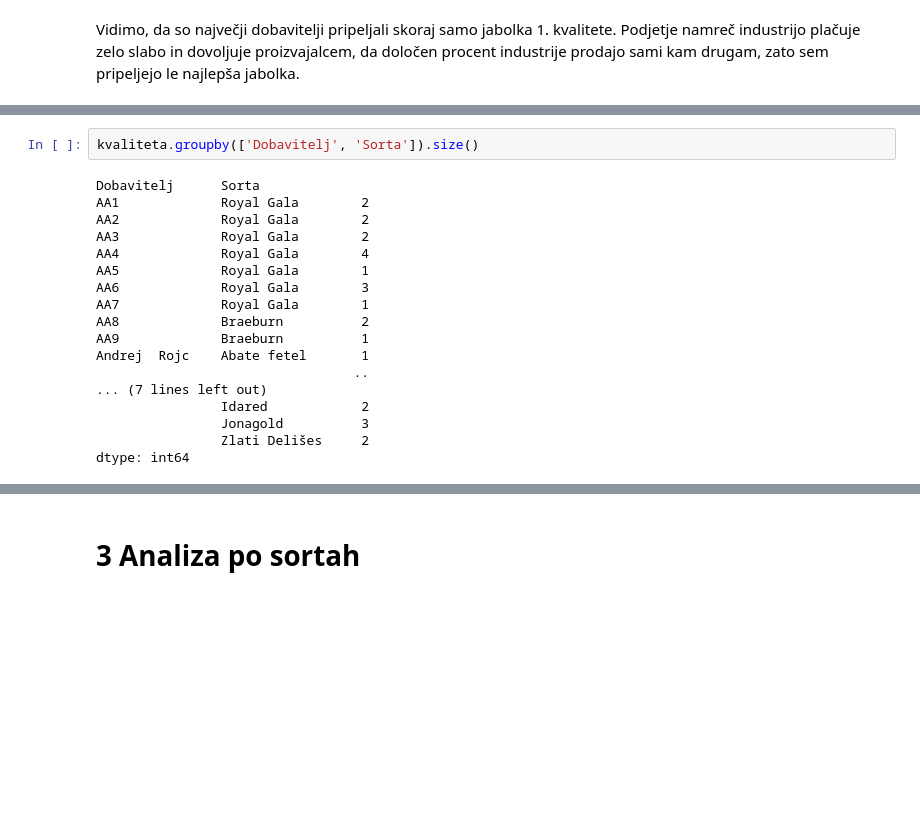
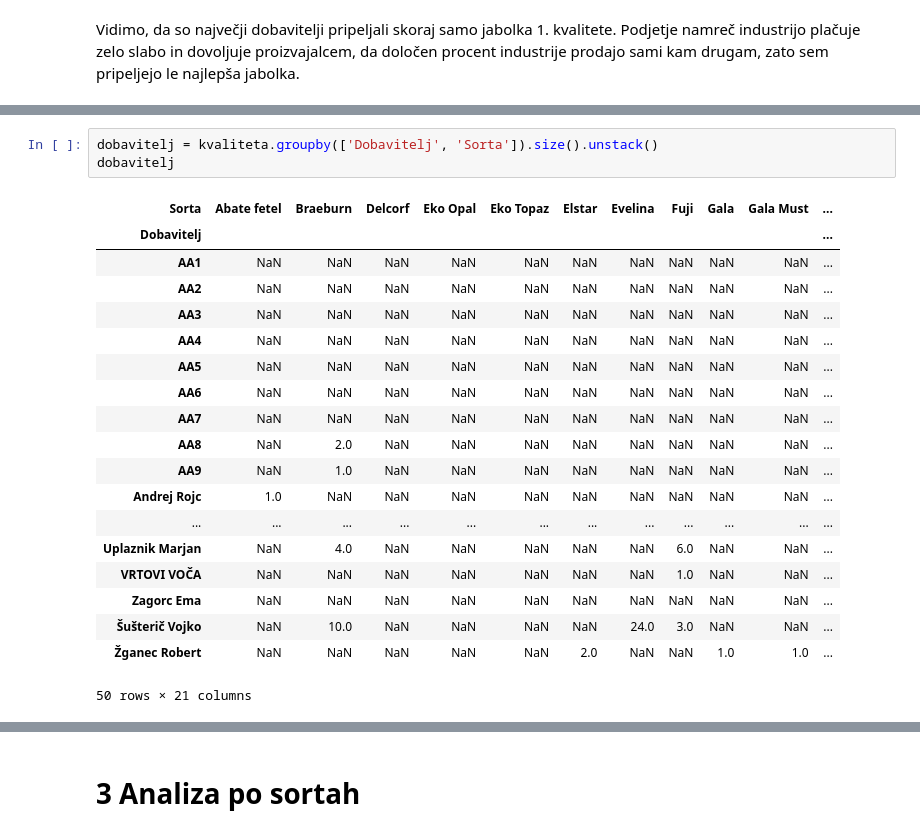
Before and after one commit to adrstvensek/Kvaliteta-prejetega-sadja, a Jupyter notebook: Projekt.ipynb, the cells around one changed output, grey strips where cells are left out. Cells and saved outputs as stored; diff of their text form; blank space fills up the shorter version.

```diff
--- a/Projekt.ipynb
+++ b/Projekt.ipynb
@@ -180,20 +176,23 @@ Vidimo, da so največji dobavitelji pripeljali skoraj samo jabolka 1. kvalitete.
 # %%
-kvaliteta.groupby(['Dobavitelj', 'Sorta']).size()
+dobavitelj = kvaliteta.groupby(['Dobavitelj', 'Sorta']).size().unstack()
+dobavitelj
 # %% [output]
+| Sorta | Abate fetel | Braeburn | Delcorf | Eko Opal | Eko Topaz | Elstar | Evelina | Fuji | Gala | Gala Must | ... |
+| Dobavitelj |  |  |  |  |  |  |  |  |  |  | ... |
+| AA1 | NaN | NaN | NaN | NaN | NaN | NaN | NaN | NaN | NaN | NaN | ... |
+| AA2 | NaN | NaN | NaN | NaN | NaN | NaN | NaN | NaN | NaN | NaN | ... |
+| AA3 | NaN | NaN | NaN | NaN | NaN | NaN | NaN | NaN | NaN | NaN | ... |
+| AA4 | NaN | NaN | NaN | NaN | NaN | NaN | NaN | NaN | NaN | NaN | ... |
+| AA5 | NaN | NaN | NaN | NaN | NaN | NaN | NaN | NaN | NaN | NaN | ... |
+| AA6 | NaN | NaN | NaN | NaN | NaN | NaN | NaN | NaN | NaN | NaN | ... |
+| AA7 | NaN | NaN | NaN | NaN | NaN | NaN | NaN | NaN | NaN | NaN | ... |
+| AA8 | NaN | 2.0 | NaN | NaN | NaN | NaN | NaN | NaN | NaN | NaN | ... |
+| AA9 | NaN | 1.0 | NaN | NaN | NaN | NaN | NaN | NaN | NaN | NaN | ... |
+| Andrej Rojc | 1.0 | NaN | NaN | NaN | NaN | NaN | NaN | NaN | NaN | NaN | ... |
+| ... | ... | ... | ... | ... | ... | ... | ... | ... | ... | ... | ... |
+| Uplaznik Marjan | NaN | 4.0 | NaN | NaN | NaN | NaN | NaN | 6.0 | NaN | NaN | ... |
+| VRTOVI VOČA | NaN | NaN | NaN | NaN | NaN | NaN | NaN | 1.0 | NaN | NaN | ... |
+| Zagorc Ema | NaN | NaN | NaN | NaN | NaN | NaN | NaN | NaN | NaN | NaN | ... |
+| Šušterič Vojko | NaN | 10.0 | NaN | NaN | NaN | NaN | 24.0 | 3.0 | NaN | NaN | ... |
+| Žganec Robert | NaN | NaN | NaN | NaN | NaN | 2.0 | NaN | NaN | 1.0 | 1.0 | ... |
-Dobavitelj      Sorta
-AA1             Royal Gala        2
-AA2             Royal Gala        2
-AA3             Royal Gala        2
-AA4             Royal Gala        4
-AA5             Royal Gala        1
-AA6             Royal Gala        3
-AA7             Royal Gala        1
-AA8             Braeburn          2
-AA9             Braeburn          1
-Andrej  Rojc    Abate fetel       1
-                                 ..
-... (7 lines left out)
-                Idared            2
-                Jonagold          3
-                Zlati Delišes     2
-dtype: int64
+50 rows × 21 columns
```
Also changed, not shown: parts of 30 cells of this notebook.
